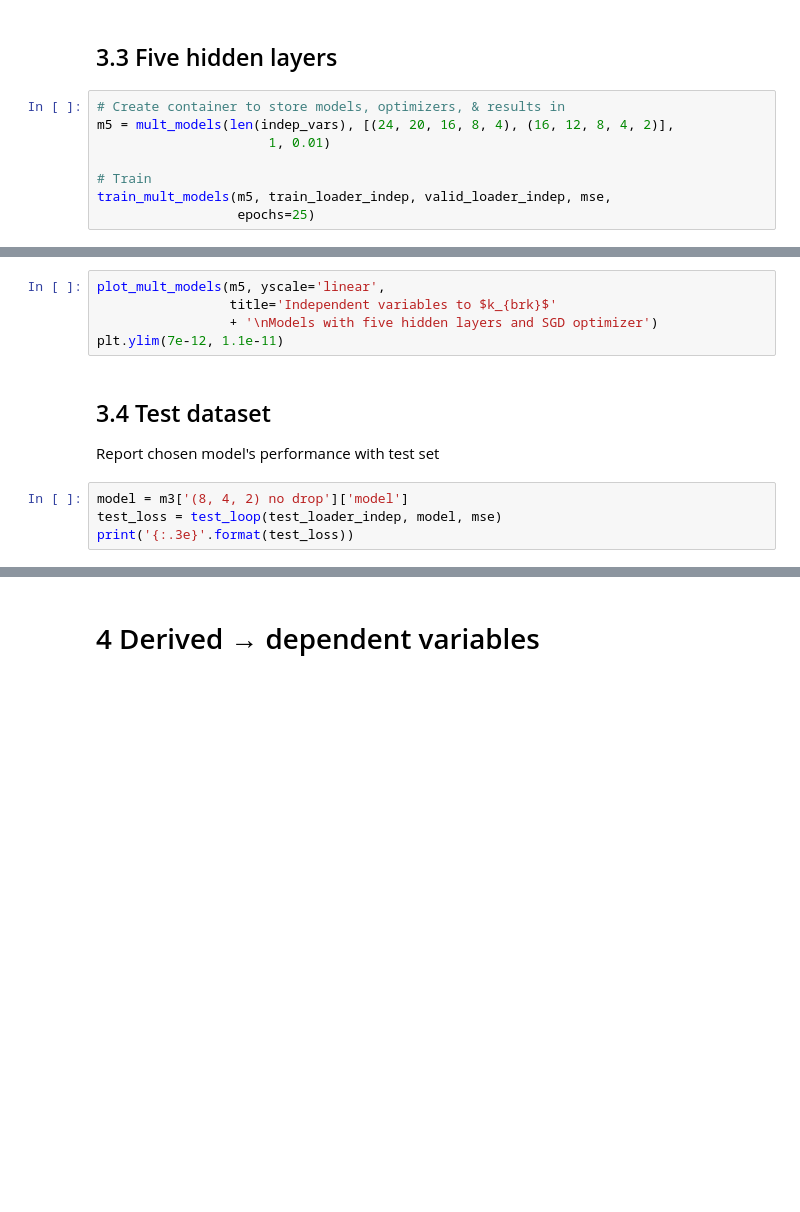
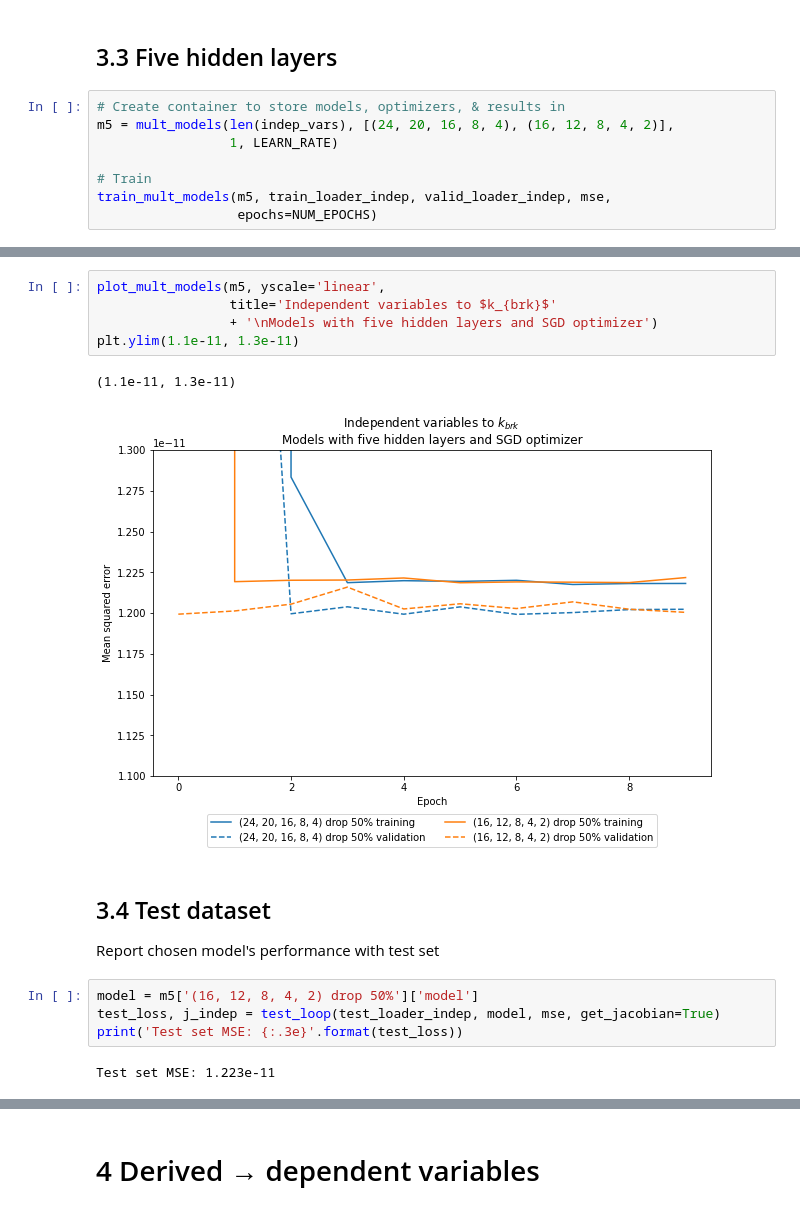
Before and after one commit to vtd9/solar_regression, a Jupyter notebook: hw2.ipynb, the cells around one changed output, grey strips where cells are left out. Saved outputs shown, nothing was run; the diff lists cells and outputs as text; blank space fills up the shorter version.

```diff
--- a/hw2.ipynb
+++ b/hw2.ipynb
@@ -500,8 +515,8 @@ plt.ylim(8e-12, 1.3e-11)
 # %%
 # Create container to store models, optimizers, & results in
 m5 = mult_models(len(indep_vars), [(24, 20, 16, 8, 4), (16, 12, 8, 4, 2)],
-                      1, 0.01)
+                 1, LEARN_RATE)
 
 # Train
 train_mult_models(m5, train_loader_indep, valid_loader_indep, mse,
-                  epochs=25)
+                  epochs=NUM_EPOCHS)
@@ -515,13 +533,18 @@ plot_mult_models(m5,
 # %%
 plot_mult_models(m5, yscale='linear',
                  title='Independent variables to $k_{brk}$'
                  + '\nModels with five hidden layers and SGD optimizer')
-plt.ylim(7e-12, 1.1e-11)
+plt.ylim(1.1e-11, 1.3e-11)
+# %% [output]
+(1.1e-11, 1.3e-11)
+[figure, added]
 # %% [markdown]
 ## 3.4 Test dataset
 
 Report chosen model's performance with test set
 # %%
-model = m3['(8, 4, 2) no drop']['model']
-test_loss = test_loop(test_loader_indep, model, mse)
-print('{:.3e}'.format(test_loss))
+model = m5['(16, 12, 8, 4, 2) drop 50%']['model']
+test_loss, j_indep = test_loop(test_loader_indep, model, mse, get_jacobian=True)
+print('Test set MSE: {:.3e}'.format(test_loss))
+# %% [output]
+Test set MSE: 1.223e-11
```
Also changed, not shown: parts of 46 cells of this notebook.
